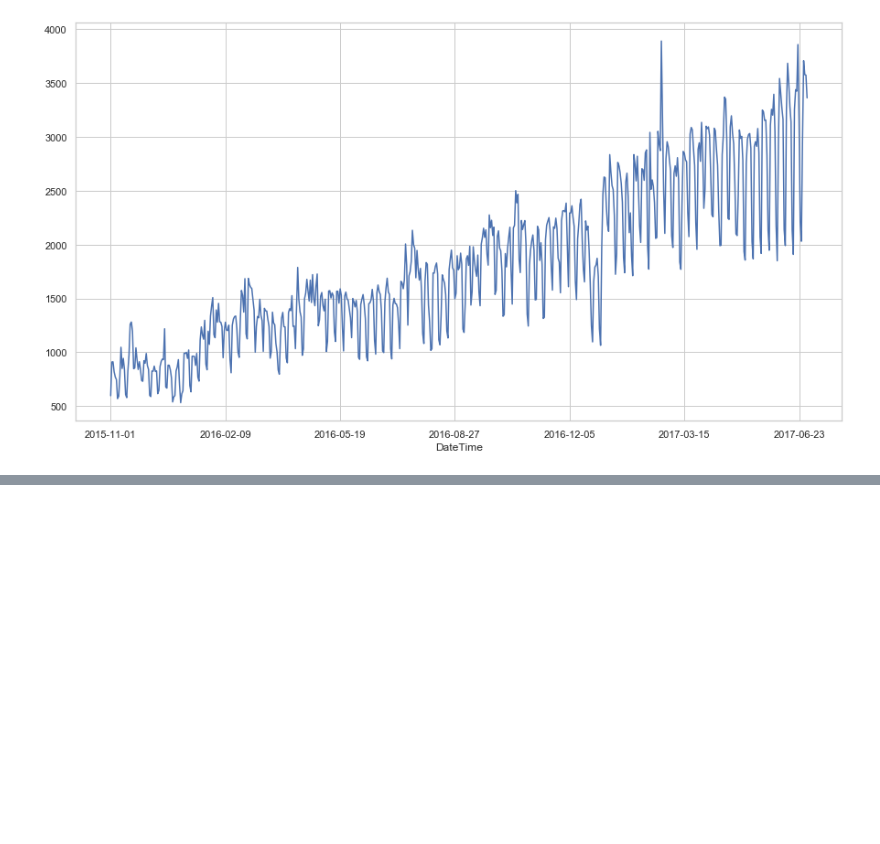
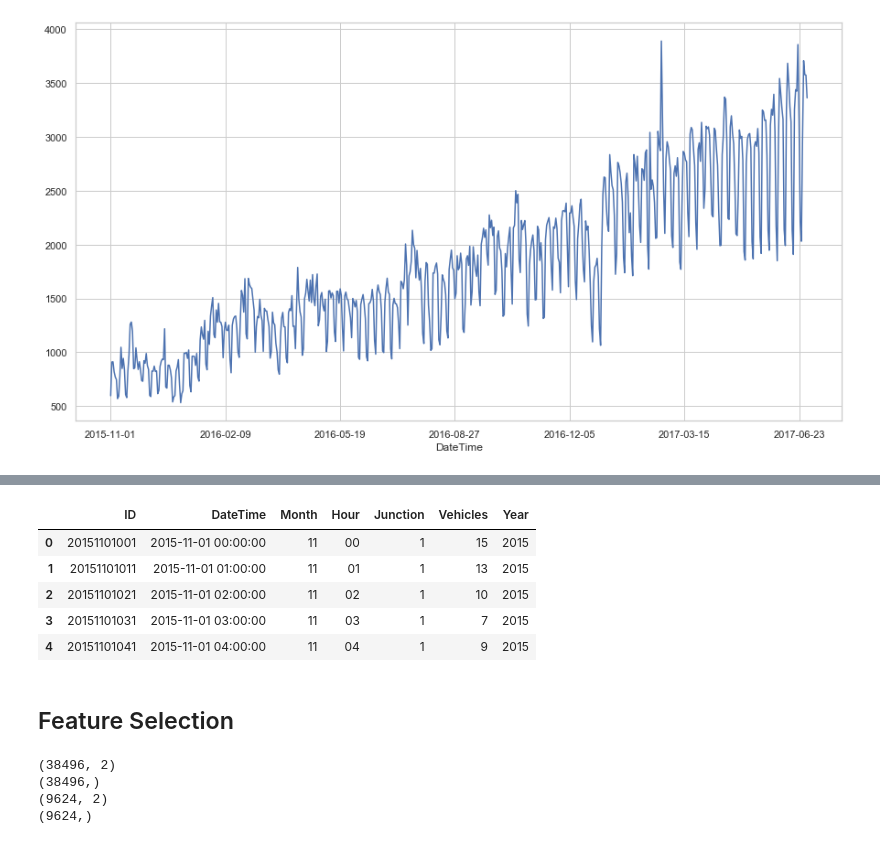
Before and after one commit to eniola-f/Traffic_prediction, a Jupyter notebook: Traffic_prediction.ipynb, the cells around one changed output, grey strips where cells are left out. Saved outputs shown, nothing was run; the diff lists cells and outputs as text; code cells hidden in the pictures; blank space fills up the shorter version.

Commit message:
Create regression model

```diff
--- a/Traffic_prediction.ipynb
+++ b/Traffic_prediction.ipynb
@@ -309,3 +364,17 @@ TypeError: barplot() got multiple values for argument 'x'
 # %%
 from sklearn.model_selection import train_test_split
 from sklearn.linear_model import LinearRegression
+# %%
+model_data = df.copy()
+# %%
+model_data["Month"] = model_data["DateTime"].dt.strftime("%m")
+model_data["Year"] = model_data["DateTime"].dt.strftime("%Y")
+model_data["Hour"] = model_data["DateTime"].dt.strftime("%H")
+model_data.head()
+# %% [output]
+|  | ID | DateTime | Month | Hour | Junction | Vehicles | Year |
+| 0 | 20151101001 | 2015-11-01 00:00:00 | 11 | 00 | 1 | 15 | 2015 |
+| 1 | 20151101011 | 2015-11-01 01:00:00 | 11 | 01 | 1 | 13 | 2015 |
+| 2 | 20151101021 | 2015-11-01 02:00:00 | 11 | 02 | 1 | 10 | 2015 |
+| 3 | 20151101031 | 2015-11-01 03:00:00 | 11 | 03 | 1 | 7 | 2015 |
+| 4 | 20151101041 | 2015-11-01 04:00:00 | 11 | 04 | 1 | 9 | 2015 |
@@ -311,0 +384,2 @@ from sklearn.linear_model import LinearRegression
+# %% [markdown]
+## Feature Selection
@@ -311,0 +388,10 @@ from sklearn.linear_model import LinearRegression
+# %%
+print(X_train.shape)
+print(X_test.shape)
+print(y_train.shape)
+print(y_test.shape)
+# %% [output]
+(38496, 2)
+(38496,)
+(9624, 2)
+(9624,)
```
Also changed, not shown: parts of 10 cells of this notebook.
